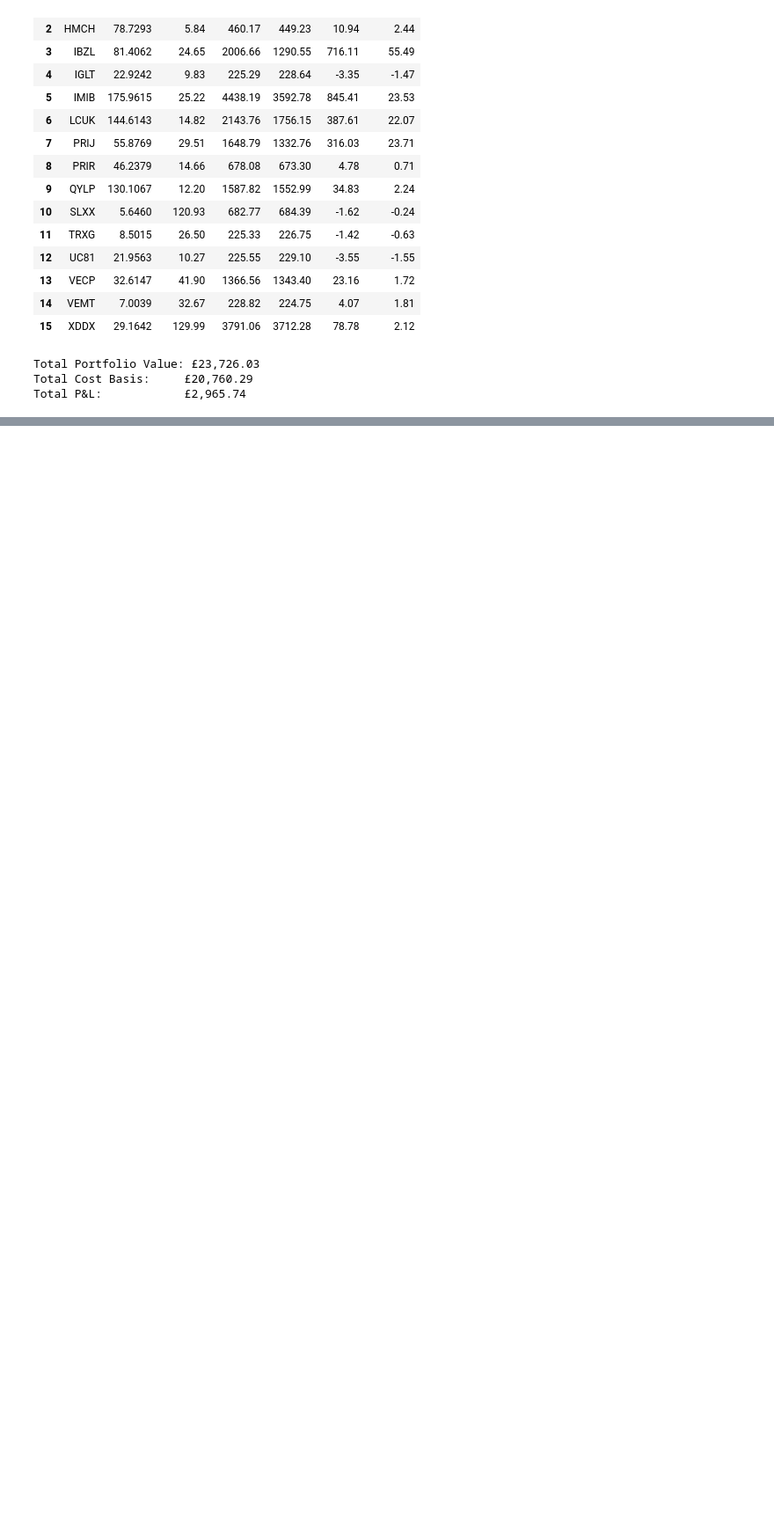
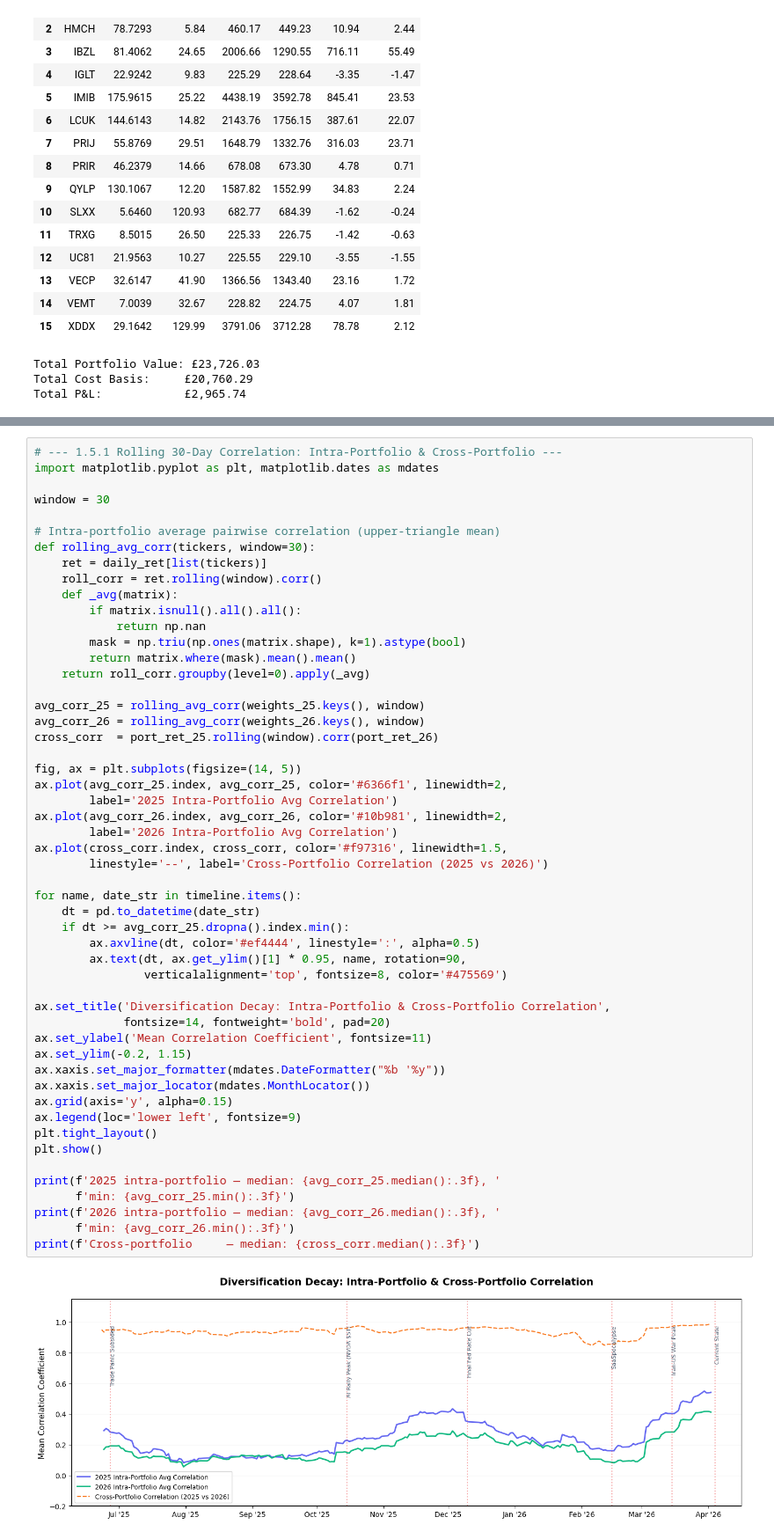
Before and after one commit to nairraks/etf-isa-portfolio, a Jupyter notebook: notebooks/04_performance_tracking.ipynb, the cells around one changed output, grey strips where cells are left out. Shown at 88% size. Cells and saved outputs as stored; diff of their text form; blank space fills up the shorter version.

Commit message:
feat: add currency unit configuration and implement ETF screening, portfolio construction, and performance tracking notebooks

```diff
--- a/notebooks/04_performance_tracking.ipynb
+++ b/notebooks/04_performance_tracking.ipynb
@@ -845,0 +1104,54 @@ Total P&L:            £2,965.74
+# %%
+# --- 1.5.1 Rolling 30-Day Correlation: Intra-Portfolio & Cross-Portfolio ---
+import matplotlib.pyplot as plt, matplotlib.dates as mdates
+
+window = 30
+
+# Intra-portfolio average pairwise correlation (upper-triangle mean)
+def rolling_avg_corr(tickers, window=30):
+    ret = daily_ret[list(tickers)]
+    roll_corr = ret.rolling(window).corr()
+    def _avg(matrix):
+        if matrix.isnull().all().all():
+            return np.nan
+        mask = np.triu(np.ones(matrix.shape), k=1).astype(bool)
+        return matrix.where(mask).mean().mean()
+    return roll_corr.groupby(level=0).apply(_avg)
+
+avg_corr_25 = rolling_avg_corr(weights_25.keys(), window)
+avg_corr_26 = rolling_avg_corr(weights_26.keys(), window)
+cross_corr  = port_ret_25.rolling(window).corr(port_ret_26)
+
+fig, ax = plt.subplots(figsize=(14, 5))
+ax.plot(avg_corr_25.index, avg_corr_25, color='#6366f1', linewidth=2,
+        label='2025 Intra-Portfolio Avg Correlation')
+ax.plot(avg_corr_26.index, avg_corr_26, color='#10b981', linewidth=2,
+        label='2026 Intra-Portfolio Avg Correlation')
+ax.plot(cross_corr.index, cross_corr, color='#f97316', linewidth=1.5,
+        linestyle='--', label='Cross-Portfolio Correlation (2025 vs 2026)')
+
+for name, date_str in timeline.items():
+    dt = pd.to_datetime(date_str)
+    if dt >= avg_corr_25.dropna().index.min():
+        ax.axvline(dt, color='#ef4444', linestyle=':', alpha=0.5)
+        ax.text(dt, ax.get_ylim()[1] * 0.95, name, rotation=90,
+                verticalalignment='top', fontsize=8, color='#475569')
+
+ax.set_title('Diversification Decay: Intra-Portfolio & Cross-Portfolio Correlation',
+             fontsize=14, fontweight='bold', pad=20)
+ax.set_ylabel('Mean Correlation Coefficient', fontsize=11)
+ax.set_ylim(-0.2, 1.15)
+ax.xaxis.set_major_formatter(mdates.DateFormatter("%b '%y"))
+ax.xaxis.set_major_locator(mdates.MonthLocator())
+ax.grid(axis='y', alpha=0.15)
+ax.legend(loc='lower left', fontsize=9)
+plt.tight_layout()
+plt.show()
+
+print(f'2025 intra-portfolio — median: {avg_corr_25.median():.3f}, '
+      f'min: {avg_corr_25.min():.3f}')
+print(f'2026 intra-portfolio — median: {avg_corr_26.median():.3f}, '
+      f'min: {avg_corr_26.min():.3f}')
+print(f'Cross-portfolio     — median: {cross_corr.median():.3f}')
+# %% [output]
+[figure, added]
```
Also changed, not shown: parts of 11 cells of this notebook, 3 other files.
